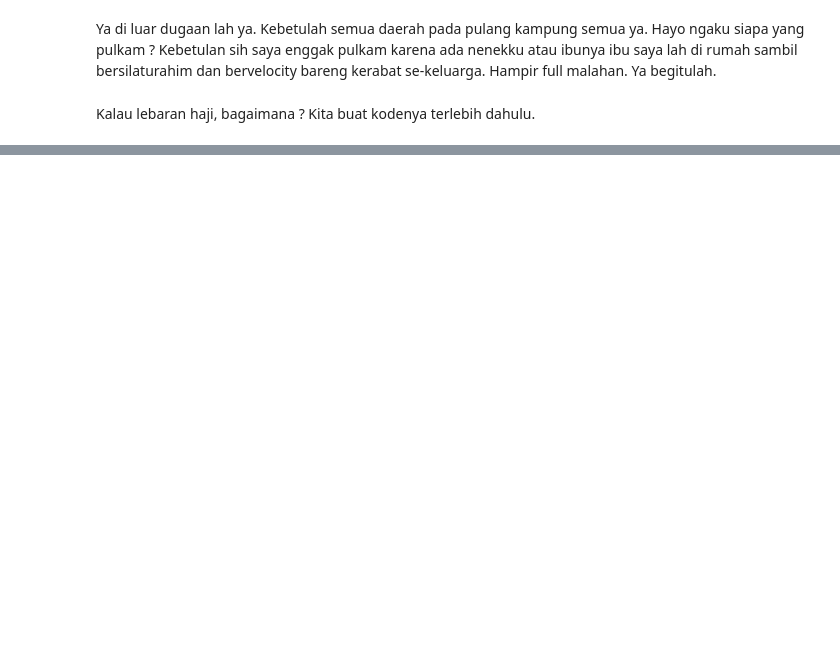
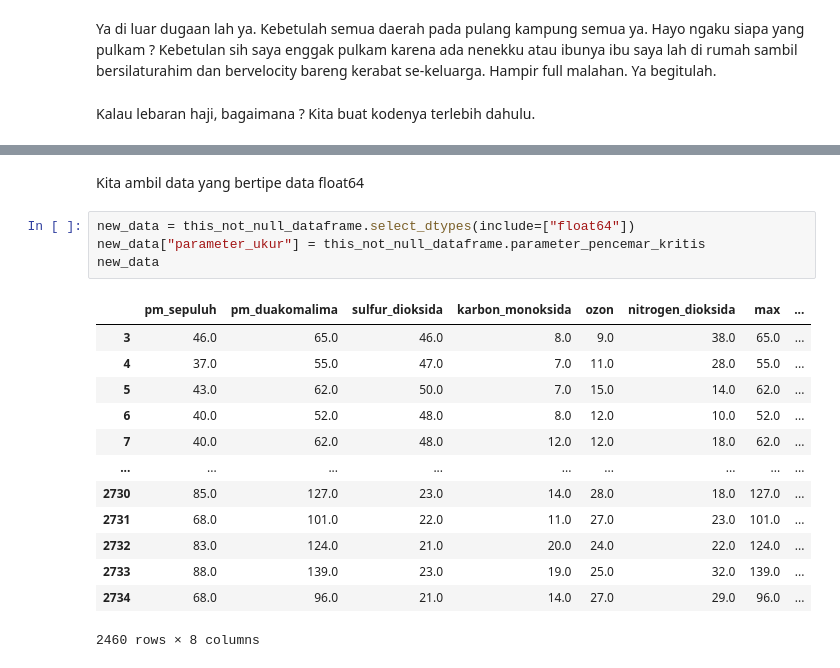
Before and after one commit to naufal-web/air_pollution_in_jakarta, a Jupyter notebook: polusi_udara_di_jakarta.ipynb, the cells around one changed output, grey strips where cells are left out. Saved outputs shown, nothing was run; the diff lists cells and outputs as text; blank space fills up the shorter version.

```diff
--- a/polusi_udara_di_jakarta.ipynb
+++ b/polusi_udara_di_jakarta.ipynb
@@ -1570,0 +1637,20 @@ Kalo saran saya sih untuk data dari pihak LH sebaiknya lebih memahami kembali ap
+# %% [markdown]
+Kita ambil data yang bertipe data float64
+# %%
+new_data = this_not_null_dataframe.select_dtypes(include=["float64"])
+new_data["parameter_ukur"] = this_not_null_dataframe.parameter_pencemar_kritis
+new_data
+# %% [output]
+|  | pm_sepuluh | pm_duakomalima | sulfur_dioksida | karbon_monoksida | ozon | nitrogen_dioksida | max | ... |
+| 3 | 46.0 | 65.0 | 46.0 | 8.0 | 9.0 | 38.0 | 65.0 | ... |
+| 4 | 37.0 | 55.0 | 47.0 | 7.0 | 11.0 | 28.0 | 55.0 | ... |
+| 5 | 43.0 | 62.0 | 50.0 | 7.0 | 15.0 | 14.0 | 62.0 | ... |
+| 6 | 40.0 | 52.0 | 48.0 | 8.0 | 12.0 | 10.0 | 52.0 | ... |
+| 7 | 40.0 | 62.0 | 48.0 | 12.0 | 12.0 | 18.0 | 62.0 | ... |
+| ... | ... | ... | ... | ... | ... | ... | ... | ... |
+| 2730 | 85.0 | 127.0 | 23.0 | 14.0 | 28.0 | 18.0 | 127.0 | ... |
+| 2731 | 68.0 | 101.0 | 22.0 | 11.0 | 27.0 | 23.0 | 101.0 | ... |
+| 2732 | 83.0 | 124.0 | 21.0 | 20.0 | 24.0 | 22.0 | 124.0 | ... |
+| 2733 | 88.0 | 139.0 | 23.0 | 19.0 | 25.0 | 32.0 | 139.0 | ... |
+| 2734 | 68.0 | 96.0 | 21.0 | 14.0 | 27.0 | 29.0 | 96.0 | ... |
+2460 rows × 8 columns
```
Also changed, not shown: parts of 15 cells of this notebook.
